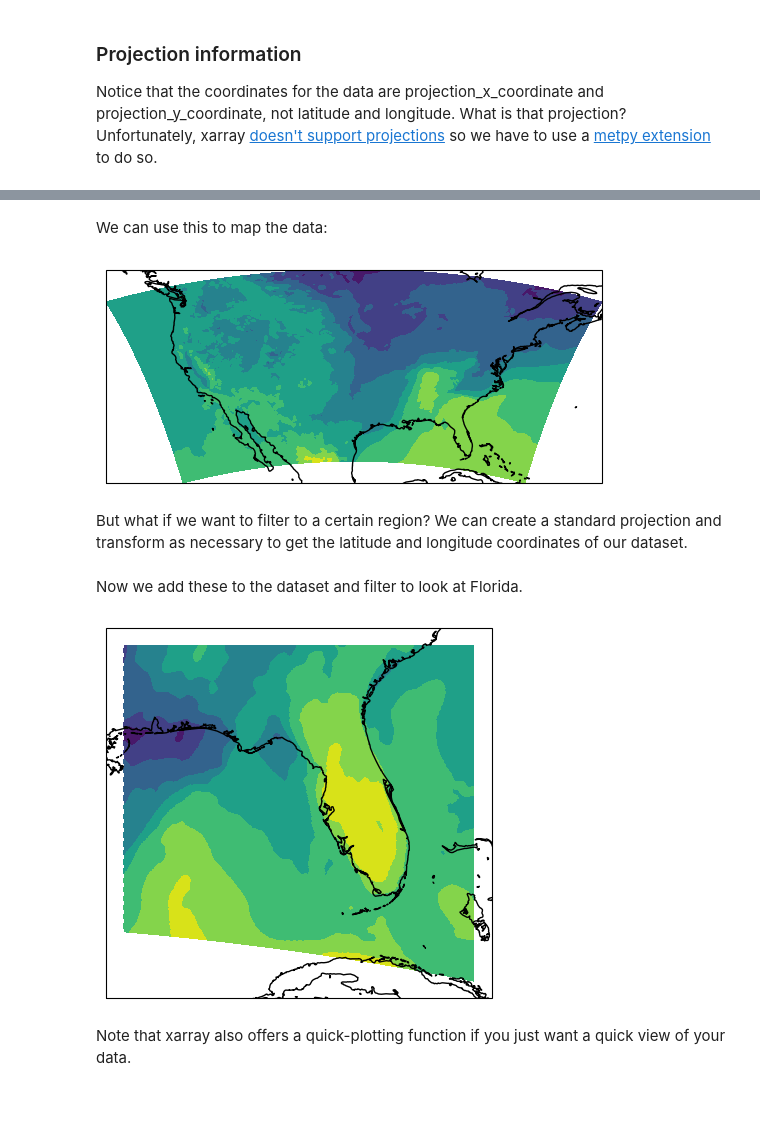
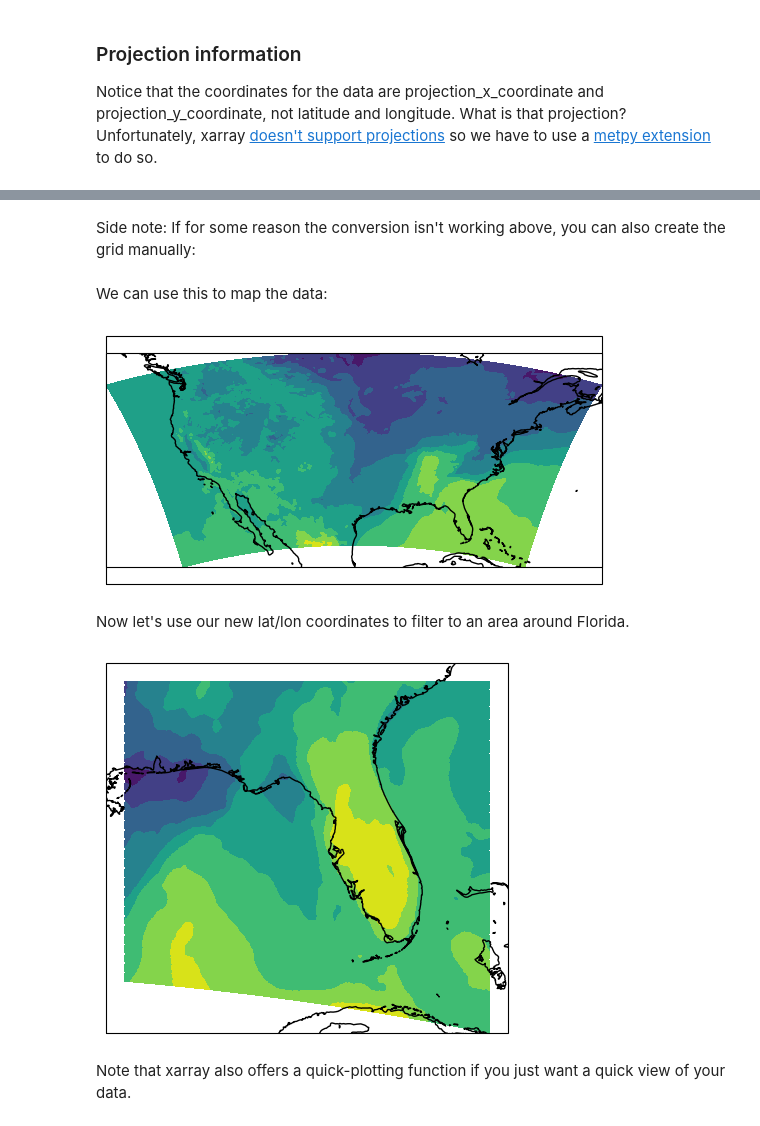
Before and after one commit to adair-kovac/examples, a Jupyter notebook: hrrr_zarr_explained.ipynb, the cells around one changed output, grey strips where cells are left out. Drawn from its saved outputs; the diff is of its cells as text; code cells hidden in the pictures.

Commit message:
Changing to use .assign_latitude_longitude

```diff
--- a/hrrr_zarr_explained.ipynb
+++ b/hrrr_zarr_explained.ipynb
@@ -148,6 +158,9 @@ Notice that the coordinates for the data are projection_x_coordinate and project
 # %%
 import metpy
 
+ds = ds.rename(projection_x_coordinate="x", projection_y_coordinate="y")
 ds = ds.metpy.assign_crs(grid_mapping_name="lambert_conformal_conic", longitude_of_central_meridian=-97.5,
                              latitude_of_projection_origin=38.5,
                              standard_parallel=38.5)
+ds = ds.metpy.assign_latitude_longitude()
+ds
@@ -153,0 +203,2 @@ ds = ds.metpy.assign_crs(grid_mapping_name="lambert_conformal_conic", longitude_
+# %% [markdown]
+Side note: If for some reason the conversion isn't working above, you can also create the grid manually:
@@ -156,12 +218,10 @@ We can use this to map the data:
 # %%
 import matplotlib.pyplot as plt
 
 ax = plt.axes(projection=ccrs.PlateCarree())
-ax.contourf(ds.projection_x_coordinate, ds.projection_y_coordinate, ds.TMP, transform=ds.TMP.metpy.cartopy_crs)
+ax.contourf(ds.longitude, ds.latitude, ds.TMP)
 ax.coastlines()
 
 plt.show()
 # %% [output]
-[figure, old version]
+[figure, new version]
-# %% [markdown]
-But what if we want to filter to a certain region? We can create a standard projection and transform as necessary to get the latitude and longitude coordinates of our dataset.
@@ -175,2 +227,0 @@ grid_longitude, grid_latitude, _ = standard_projection.transform_points(projecti
-# %% [markdown]
-Now we add these to the dataset and filter to look at Florida.
@@ -181,14 +228,17 @@ ds_filtered = ds.where((ds.latitude < 33) & (ds.latitude > 21) & (ds.longitude <
+# %% [markdown]
+Now let's use our new lat/lon coordinates to filter to an area around Florida.
 # %%
+ds_filtered = ds.where((ds.latitude < 33) & (ds.latitude > 21) & (ds.longitude < -78) & (ds.longitude > -89), drop=True)
+
 plt.close()
 
 ax = plt.axes(projection=ccrs.PlateCarree())
-ax.contourf(ds_filtered.longitude, ds_filtered.latitude,
-            ds_filtered.TMP)
+ax.contourf(ds_filtered.longitude, ds_filtered.latitude, ds_filtered.TMP)
 ax.coastlines()
 
 plt.show()
 # %% [output]
-[figure, old version]
+[figure, new version]
 # %% [markdown]
 Note that xarray also offers a quick-plotting function if you just want a quick view of your data.
 # %%
```
Also changed, not shown: parts of 9 cells of this notebook.
